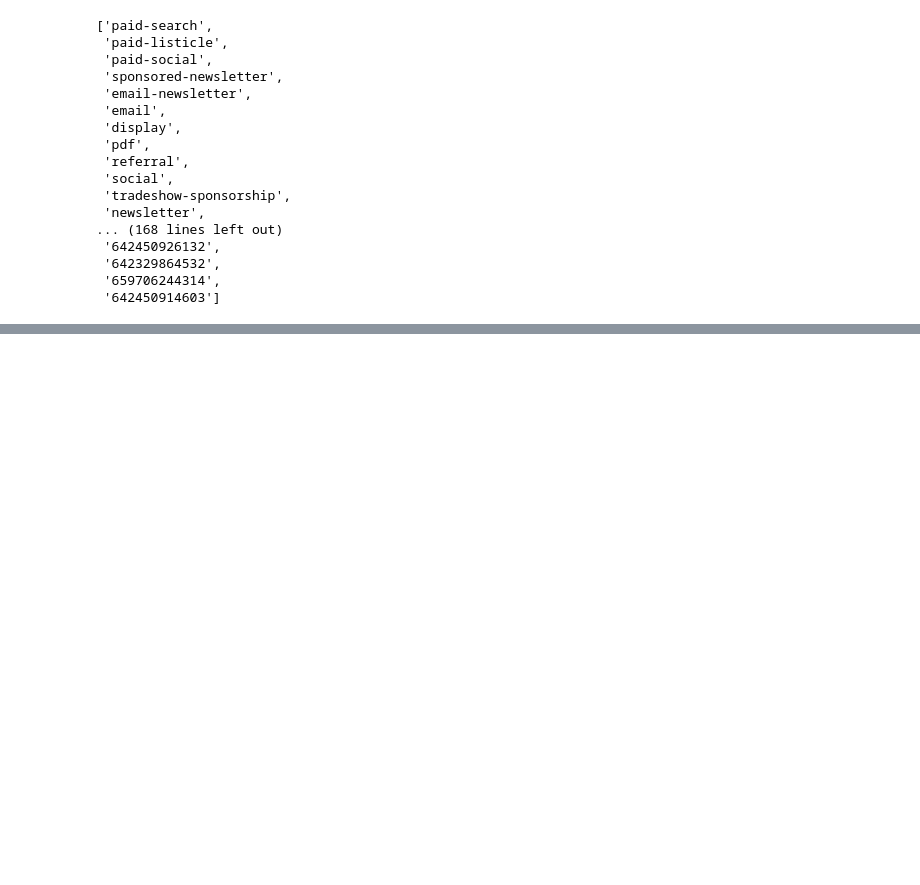
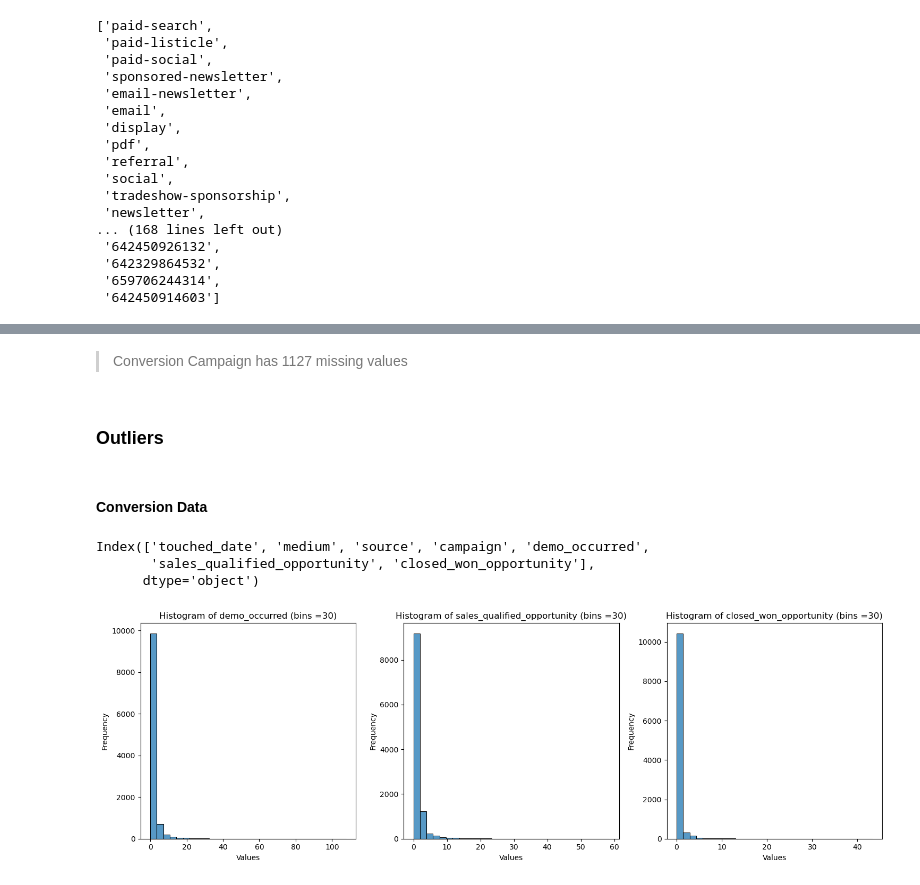
Before and after one commit to Robertoarce/Deel---Growth-Analytics-Challenge, a Jupyter notebook: notebooks/EDA.ipynb, the cells around one changed output, grey strips where cells are left out. Saved outputs shown, nothing was run; the diff lists cells and outputs as text; code cells hidden in the pictures; blank space fills up the shorter version.

```diff
--- a/notebooks/EDA.ipynb
+++ b/notebooks/EDA.ipynb
@@ -134,0 +184,35 @@ conversion['Utm Medium'].unique().tolist()
+# %% [markdown]
+> Conversion Campaign has 1127 missing values
+# %% [markdown]
+### Outliers
+# %% [markdown]
+#### Conversion Data
+# %%
+conversion.columns
+# %% [output]
+Index(['touched_date', 'medium', 'source', 'campaign', 'demo_occurred',
+       'sales_qualified_opportunity', 'closed_won_opportunity'],
+      dtype='object')
+# %%
+columns_to_plot = ['demo_occurred',
+       'sales_qualified_opportunity', 'closed_won_opportunity']
+bins = 30
+
+# Set the figure size
+plt.figure(figsize=(15, 5))
+
+# Iterate over each column and create a separate histogram
+for i, column in enumerate(columns_to_plot, 1):
+    plt.subplot(1, len(columns_to_plot), i)
+    sns.histplot(data=conversion, x=column, bins=bins)  # Set kde=True to add a kernel density estimate line
+    plt.title('Histogram of {} (bins ={})'.format(column,bins))
+    plt.xlabel('Values')
+    plt.ylabel('Frequency')
+
+# Adjust layout
+plt.tight_layout()
+
+# Show the plots
+plt.show()
+# %% [output]
+[figure, added]
```
Also changed, not shown: parts of 38 cells of this notebook, 3 other files.
